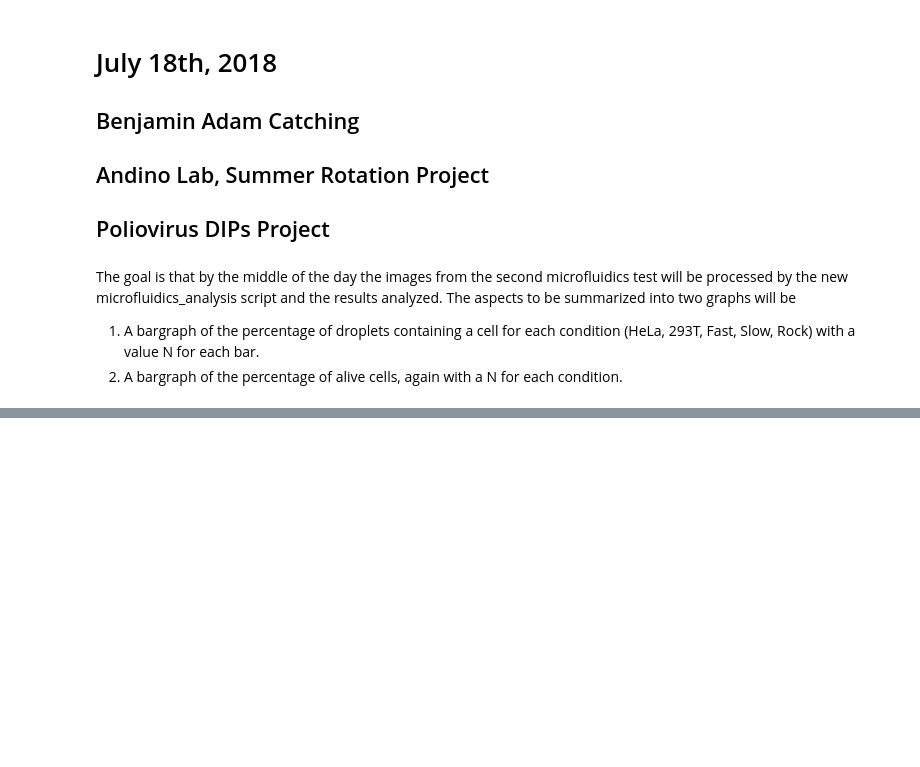
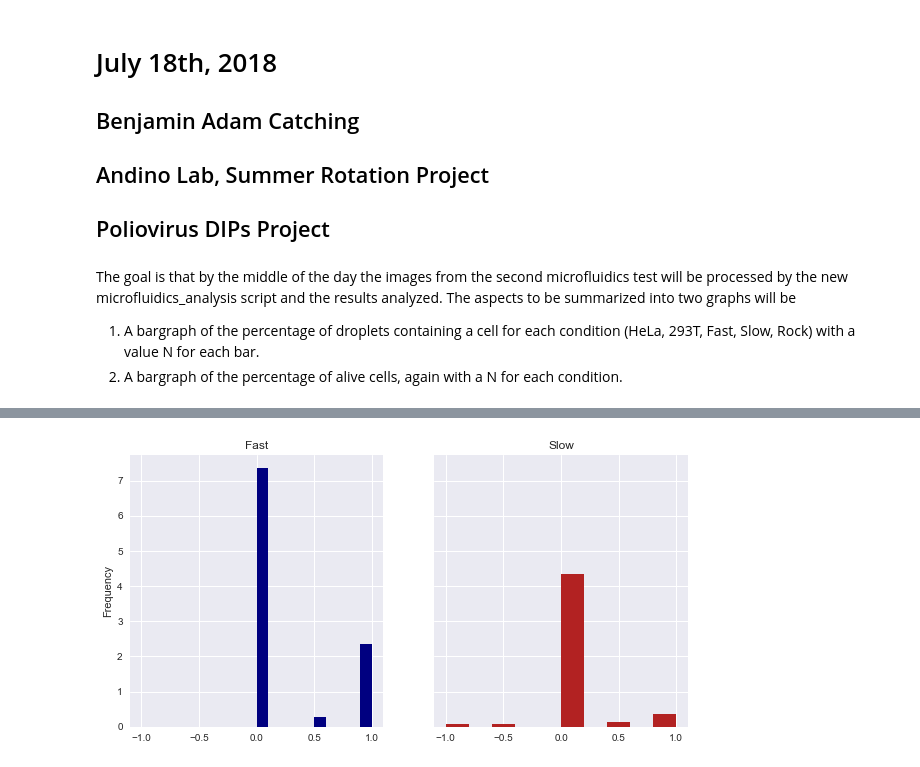
Before and after one commit to adamcatching/Polio_DIPS, a Jupyter notebook: notebook/2018_07/2018_07_18.ipynb, the cells around one changed output, grey strips where cells are left out. Cells and saved outputs as stored; diff of their text form; code cells hidden in the pictures; blank space fills up the shorter version.

```diff
--- a/notebook/2018_07/2018_07_18.ipynb
+++ b/notebook/2018_07/2018_07_18.ipynb
@@ -137,0 +180,11 @@ set(list(initial_cell_data.cell))
+# %%
+# Explore if there is a noticable difference in the speed
+with sns.axes_style('darkgrid'):
+    fig, ax = plt.subplots(1, 2, figsize=(10, 5), sharey=True, sharex=True)
+    fast_cells.percent_alive.plot(kind='hist', ax=ax[0], density=1, color='navy')
+    ax[0].set_title('Fast')
+    slow_cells.percent_alive.plot(kind='hist', ax=ax[1], density=1, color='firebrick')
+    ax[1].set_title('Slow')
+plt.show()
+# %% [output]
+[figure, added]
```
Also changed, not shown: parts of 8 cells of this notebook.
